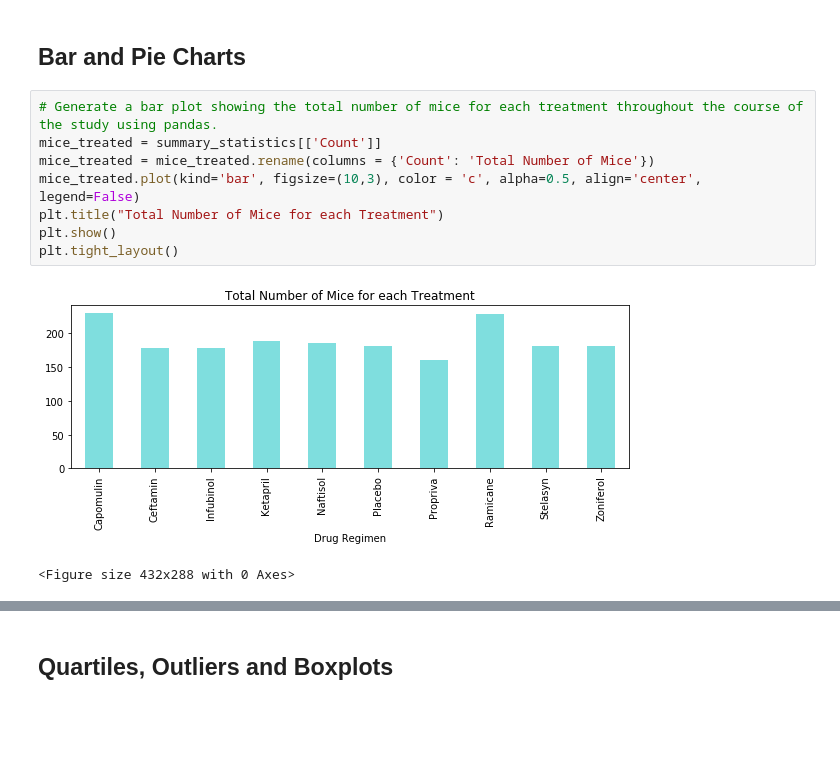
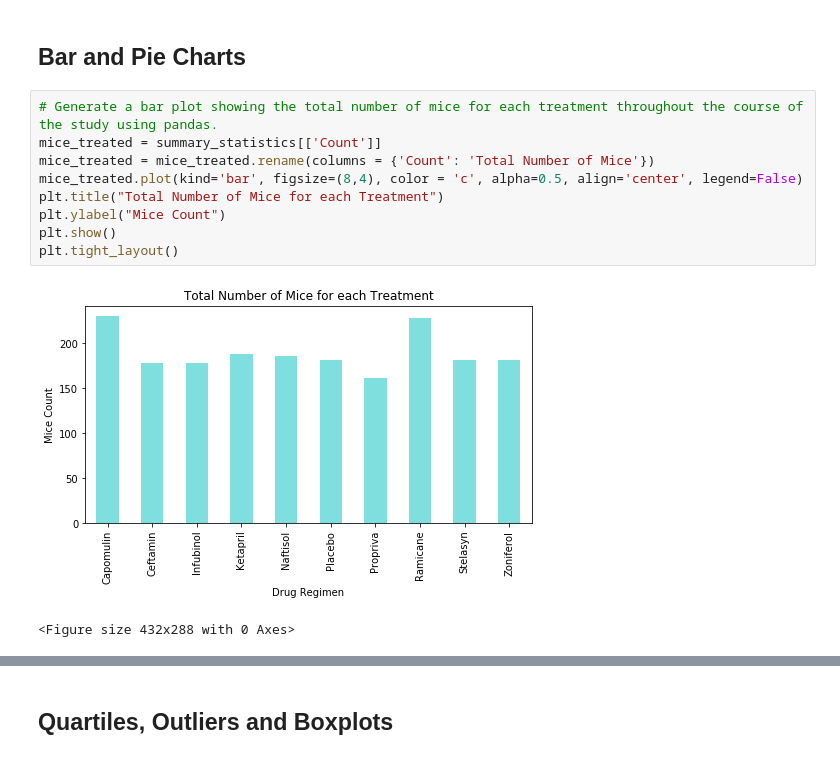
Before and after one commit to jkurtb/Matplotlib-Pharmaceuticals, a Jupyter notebook: kb-pymaceuticals.ipynb, the cells around one changed output, grey strips where cells are left out. Drawn from its saved outputs; the diff is of its cells as text; blank space fills up the shorter version.

```diff
--- a/kb-pymaceuticals.ipynb
+++ b/kb-pymaceuticals.ipynb
@@ -154,13 +119,14 @@ summary_statistics
 # %%
 # Generate a bar plot showing the total number of mice for each treatment throughout the course of the study using pandas.
 mice_treated = summary_statistics[['Count']]
 mice_treated = mice_treated.rename(columns = {'Count': 'Total Number of Mice'})
-mice_treated.plot(kind='bar', figsize=(10,3), color = 'c', alpha=0.5, align='center', legend=False)
+mice_treated.plot(kind='bar', figsize=(8,4), color = 'c', alpha=0.5, align='center', legend=False)
 plt.title("Total Number of Mice for each Treatment")
+plt.ylabel("Mice Count")
 plt.show()
 plt.tight_layout()
 # %% [output]
-[figure, old version]
+[figure, new version]
 <Figure size 432x288 with 0 Axes>
 # %%
 # Generate a bar plot showing the total number of mice for each treatment throughout the course of the study using pyplot.
```
Also changed, not shown: parts of 24 cells of this notebook.
